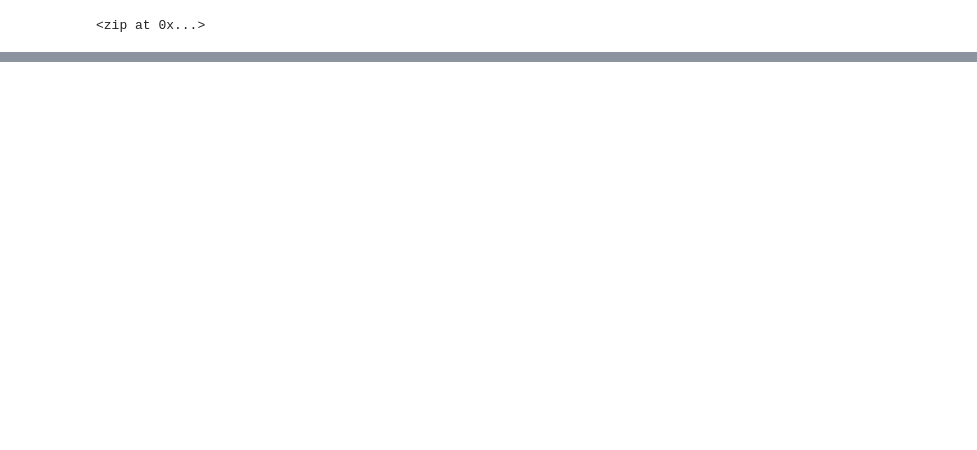
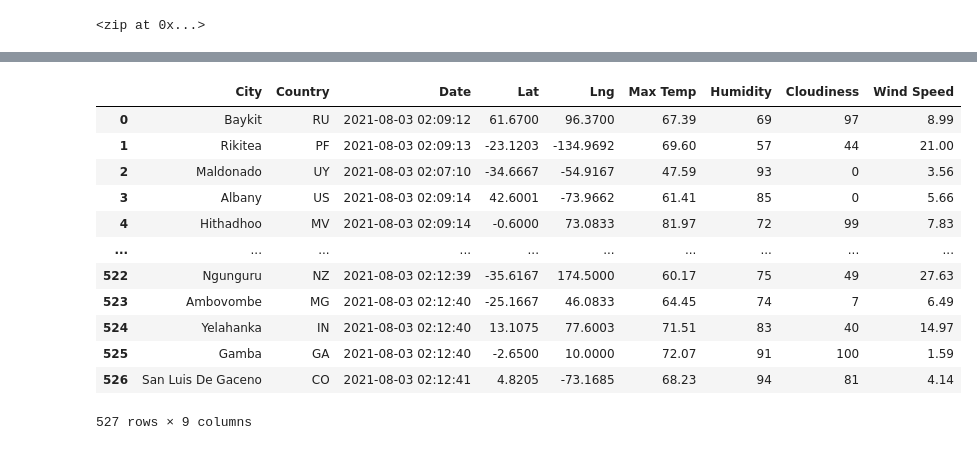
Before and after one commit to bryanwerth7/World_Weather_Analysis, a Jupyter notebook: WeatherPy.ipynb, the cells around one changed output, grey strips where cells are left out. Cells and saved outputs as stored; diff of their text form; code cells hidden in the pictures; blank space fills up the shorter version.

Commit message:
Got my city data and added my API key to my gitignore

```diff
--- a/WeatherPy.ipynb
+++ b/WeatherPy.ipynb
@@ -32,0 +36,5 @@ len(cities)
+# %%
+# Starting URL for Weather Map API Call.
+from config import weather_api_key
+import requests
+url = "http://api.openweathermap.org/data/2.5/weather?units=Imperial&APPID=" + weather_api_key
@@ -32,0 +126,4 @@ len(cities)
+# %%
+# Convert the array of dictionaries to a Pandas DataFrame.
+city_data_df = pd.DataFrame(city_data)
+city_data_df.head(10)
@@ -32,0 +142,18 @@ len(cities)
+# %%
+new_column_order = ["City", "Country", "Date", "Lat", "Lng", "Max Temp", "Humidity", "Cloudiness", "Wind Speed"]
+city_data_df = city_data_df[new_column_order]
+city_data_df
+# %% [output]
+|  | City | Country | Date | Lat | Lng | Max Temp | Humidity | Cloudiness | Wind Speed |
+| 0 | Baykit | RU | 2021-08-03 02:09:12 | 61.6700 | 96.3700 | 67.39 | 69 | 97 | 8.99 |
+| 1 | Rikitea | PF | 2021-08-03 02:09:13 | -23.1203 | -134.9692 | 69.60 | 57 | 44 | 21.00 |
+| 2 | Maldonado | UY | 2021-08-03 02:07:10 | -34.6667 | -54.9167 | 47.59 | 93 | 0 | 3.56 |
+| 3 | Albany | US | 2021-08-03 02:09:14 | 42.6001 | -73.9662 | 61.41 | 85 | 0 | 5.66 |
+| 4 | Hithadhoo | MV | 2021-08-03 02:09:14 | -0.6000 | 73.0833 | 81.97 | 72 | 99 | 7.83 |
+| ... | ... | ... | ... | ... | ... | ... | ... | ... | ... |
+| 522 | Ngunguru | NZ | 2021-08-03 02:12:39 | -35.6167 | 174.5000 | 60.17 | 75 | 49 | 27.63 |
+| 523 | Ambovombe | MG | 2021-08-03 02:12:40 | -25.1667 | 46.0833 | 64.45 | 74 | 7 | 6.49 |
+| 524 | Yelahanka | IN | 2021-08-03 02:12:40 | 13.1075 | 77.6003 | 71.51 | 83 | 40 | 14.97 |
+| 525 | Gamba | GA | 2021-08-03 02:12:40 | -2.6500 | 10.0000 | 72.07 | 91 | 100 | 1.59 |
+| 526 | San Luis De Gaceno | CO | 2021-08-03 02:12:41 | 4.8205 | -73.1685 | 68.23 | 94 | 81 | 4.14 |
+527 rows × 9 columns
```
Also changed, not shown: parts of 5 cells of this notebook, 3 other files.
